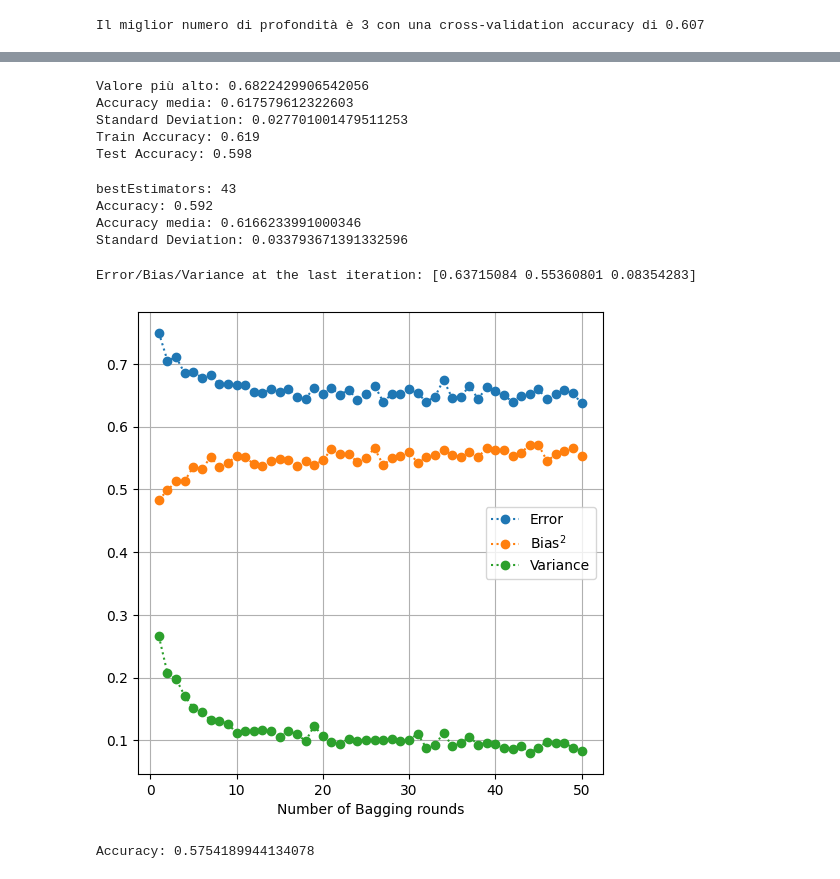
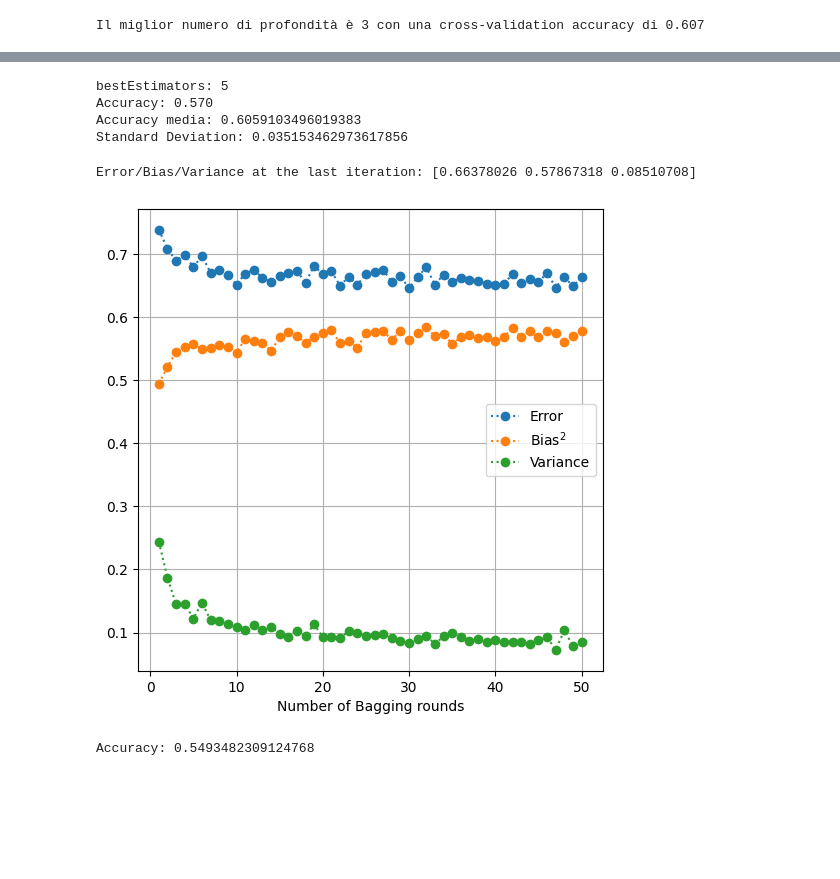
Before and after one commit to Gabri03ele/Child_Mind_Institute, a Jupyter notebook: main.ipynb, the cells around one changed output, grey strips where cells are left out. Drawn from its saved outputs; the diff is of its cells as text; code cells hidden in the pictures; blank space fills up the shorter version.

```diff
--- a/main.ipynb
+++ b/main.ipynb
@@ -186,7 +211,7 @@ plt.show()
 # Droppiamo le feature con una correlazione > di 0.7 o < di -0.7 -> Troppo correlate tra loro
 import pandas as pd
 
-threshold = 0.6
+threshold = 0.7
 
 upper = corr_matrix.where(np.triu(np.ones(corr_matrix.shape), k=1).astype(bool))
 to_drop = [column for column in upper.columns if any(abs(upper[column]) >= threshold)]
@@ -350,7 +375,7 @@ param_dist = {
 
 tree = DecisionTreeClassifier(random_state=42)
 random_search = RandomizedSearchCV(estimator=tree, param_distributions=param_dist,
-                                   n_iter=3000, cv=20, scoring="accuracy", random_state=42, n_jobs=-1)
+                                   n_iter=1000, cv=20, scoring="accuracy", random_state=42, n_jobs=-1)
 random_search.fit(X_train80, y_train80)
 
 best_params_random = random_search.best_params_
@@ -751,39 +716,10 @@ Best Score (Bayesian Optimization): 0.617579612322603
-# %%
-# Creo l'albero di decisione con i parametri ottimizzati appena calcolati
-dt_final = DecisionTreeClassifier(
-    max_depth=int(best_params_bayes['max_depth']),
-    min_samples_split=int(best_params_bayes['min_samples_split']),
-    min_samples_leaf=int(best_params_bayes['min_samples_leaf']),
-    criterion='entropy',
-    min_weight_fraction_leaf=float(best_params_bayes['min_weight_fraction_leaf']),
-    random_state=42
-)
-dt_final.fit(X_train80, y_train80)
-
-cv_scores = cross_val_score(dt_final, X_train80, y_train80, cv=20, scoring='accuracy')
-
-print(f"Valore più alto:", max(cv_scores))
-print(f"Accuracy media: {cv_scores.mean()}")
-print(f"Standard Deviation: {cv_scores.std()}")
-
-train_accuracy = dt_final.score(X_train80, y_train80)
-print(f"Train Accuracy: {train_accuracy:.3f}")
-
-test_accuracy = dt_final.score(X_test20, y_test20)
-print(f"Test Accuracy: {test_accuracy:.3f}")
-# %% [output]
-Valore più alto: 0.6822429906542056
-Accuracy media: 0.617579612322603
-Standard Deviation: 0.027701001479511253
-Train Accuracy: 0.619
-Test Accuracy: 0.598
 # %%
 from sklearn.ensemble import BaggingClassifier
 
 maxScore = -1
 bestEstimators = -1
 for i in range(1, 51):
-   bagged_dt = BaggingClassifier(estimator=dt_final_pruned, n_estimators=i, random_state=42)
+   bagged_dt = BaggingClassifier(estimator=best_tree, n_estimators=i, random_state=42)
    cv_scores = cross_val_score(bagged_dt, X_train80, y_train80, cv=5, scoring='accuracy')
    mean_cv_score = cv_scores.mean()  # Media dell'accuratezza nei fold
 
@@ -792,7 +728,7 @@ for i in range(1, 51):
        bestEstimators = i
 
 # Una volta trovato il migliore n_estimators, allena il modello finale
-bestDt_bagging = BaggingClassifier(estimator=dt_final_pruned, n_estimators=bestEstimators, random_state=42)
+bestDt_bagging = BaggingClassifier(estimator=best_tree, n_estimators=bestEstimators, random_state=42)
 bestDt_bagging.fit(X_train80, y_train80)
 
 print("bestEstimators:", bestEstimators)
@@ -803,10 +739,10 @@ cv_scores = cross_val_score(bestDt_bagging, X_train80, y_train80, cv=20, scoring
 print(f"Accuracy media: {cv_scores.mean()}")
 print(f"Standard Deviation: {cv_scores.std()}")
 # %% [output]
-bestEstimators: 43
-Accuracy: 0.592
-Accuracy media: 0.6166233991000346
-Standard Deviation: 0.033793671391332596
+bestEstimators: 5
+Accuracy: 0.570
+Accuracy media: 0.6059103496019383
+Standard Deviation: 0.035153462973617856
 # %%
 from sklearn.utils import resample
 from sklearn.tree import DecisionTreeClassifier
@@ -823,50 +759,50 @@ for l in bags:
 
         # train a decision tree classifier
         dt = DecisionTreeClassifier(
-                max_depth=int(best_params_bayes['max_depth']),
-                min_samples_split=int(best_params_bayes['min_samples_split']),
-                min_samples_leaf=int(best_params_bayes['min_samples_leaf']),
+                max_depth=int(best_params_grid['max_depth']),
+                min_samples_split=int(best_params_grid['min_samples_split']),
+                min_samples_leaf=int(best_params_grid['min_samples_leaf']),
                 criterion='gini',
                 max_features=None, # best_params['max_features'],
                 ccp_alpha=ideal_alpha,
                 random_state=42
             )
         bagged_dt = BaggingClassifier(estimator=dt, n_estimators=l, random_state=42)
         bagged_dt.fit(Xs,ys)
 
         y_pred = bagged_dt.predict(X_test20)
         y_preds = np.column_stack( [y_preds, y_pred] ) if y_preds.size else y_pred
 
     dt_bias     = (y_test20-np.mean(y_preds,axis=1))**2
     dt_variance = np.var(y_preds,axis=1)
     dt_error = (y_preds - y_test20.to_numpy().reshape(-1, 1))**2
 
     run_stats = np.array([dt_error.mean(), dt_bias.mean(), dt_variance.mean()])
 
     stats = np.column_stack( [stats, run_stats]) if stats.size else run_stats
 
 fig, ax = plt.subplots(figsize=(6,6))
 
 ax.plot(bags,stats[0,:], 'o:', label='Error')
 ax.plot(bags,stats[1,:], 'o:', label='Bias$^2$')
 ax.plot(bags,stats[2,:], 'o:', label='Variance')
 ax.set_xlabel('Number of Bagging rounds')
 ax.grid()
 ax.legend()
 
 print ("Error/Bias/Variance at the last iteration:", stats[:,-1])
 # %% [output]
-Error/Bias/Variance at the last iteration: [0.63715084 0.55360801 0.08354283]
+Error/Bias/Variance at the last iteration: [0.66378026 0.57867318 0.08510708]
-[figure, old version]
+[figure, new version]
 # %%
 from sklearn.ensemble import AdaBoostClassifier
 
-adaboost = AdaBoostClassifier(dt_final_pruned, n_estimators=9, random_state=42)
+adaboost = AdaBoostClassifier(best_tree, n_estimators=10, random_state=42)
 
 adaboost.fit(X_train80,y_train80)
 print ("Accuracy:", accuracy_score(y_true=y_test20, y_pred=adaboost.predict(X_test20) ))
 # %% [output]
-Accuracy: 0.5754189944134078
+Accuracy: 0.5493482309124768
 # %%
 from sklearn.utils import resample
 from sklearn.ensemble import AdaBoostClassifier
```
Also changed, not shown: parts of 31 cells of this notebook.
